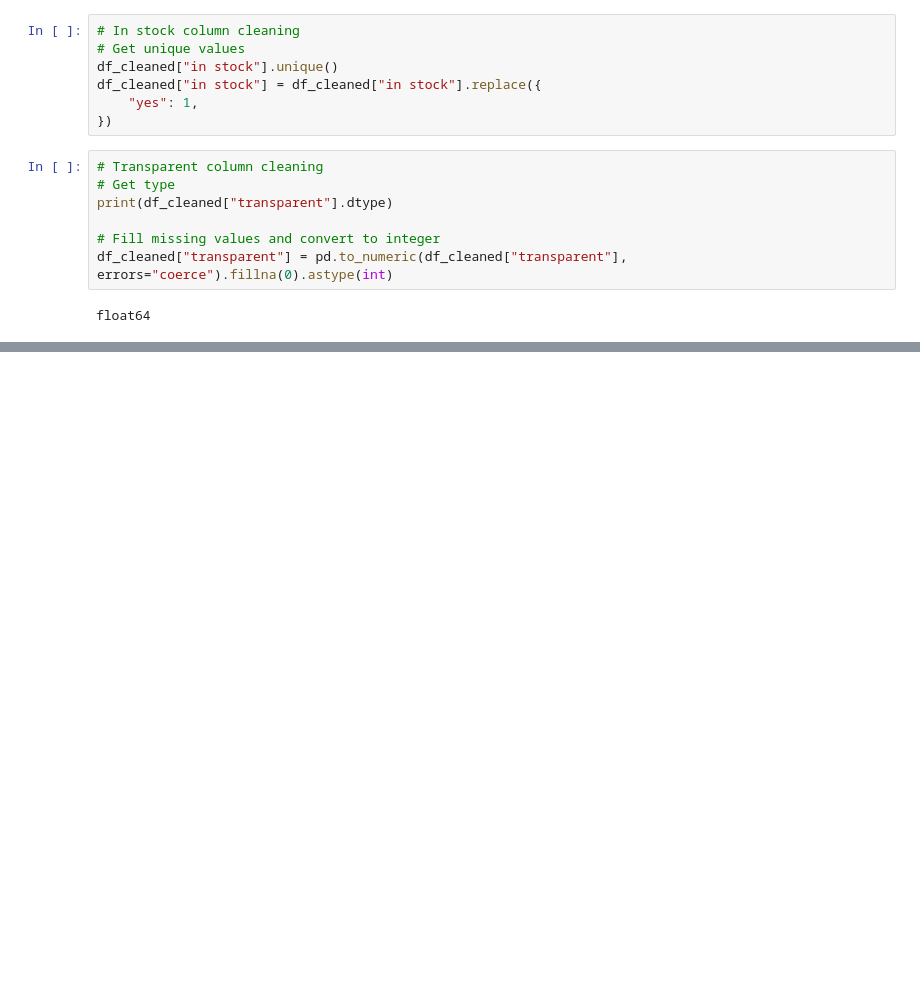
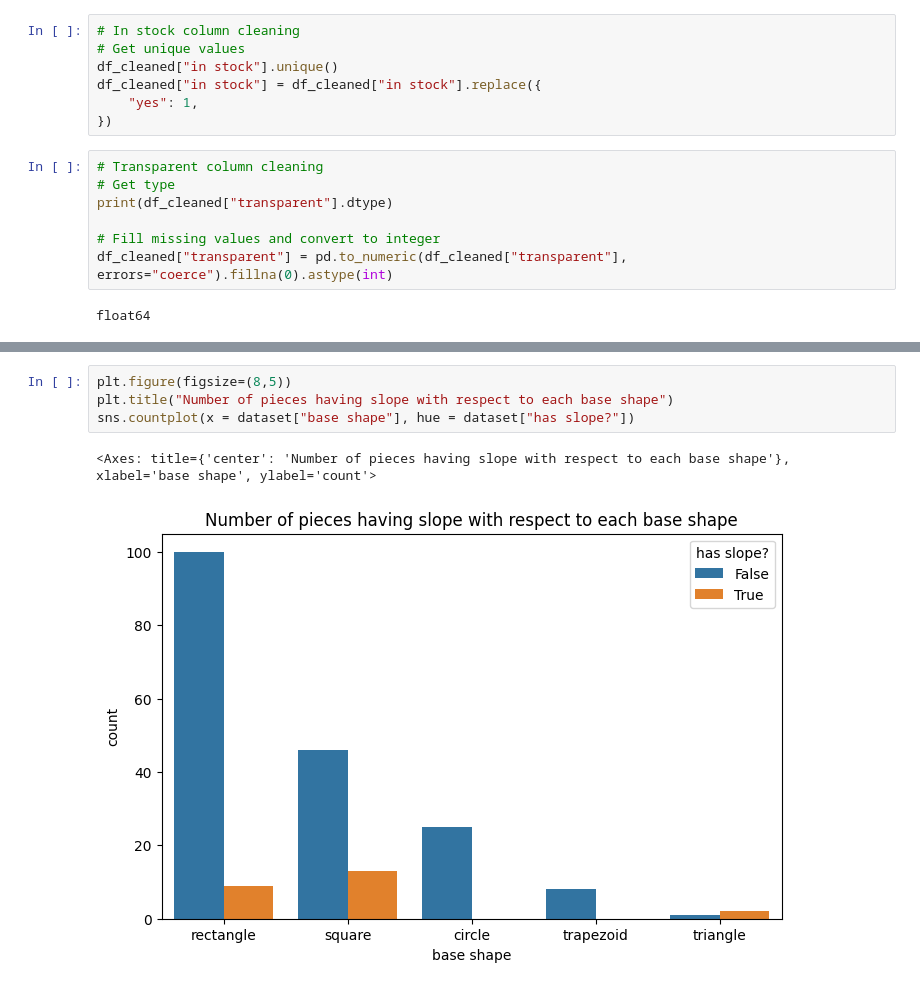
Before and after one commit to kellymegan/ASDA_2025_Group_2_Portfolio_, a Jupyter notebook: notebooks/week_03_group_2_report_Megan.ipynb, the cells around one changed output, grey strips where cells are left out. Drawn from its saved outputs; the diff is of its cells as text; blank space fills up the shorter version.

```diff
--- a/notebooks/week_03_group_2_report_Megan.ipynb
+++ b/notebooks/week_03_group_2_report_Megan.ipynb
@@ -287,0 +312,7 @@ float64
+# %%
+plt.figure(figsize=(8,5))
+plt.title("Number of pieces having slope with respect to each base shape")
+sns.countplot(x = dataset["base shape"], hue = dataset["has slope?"])
+# %% [output]
+<Axes: title={'center': 'Number of pieces having slope with respect to each base shape'}, xlabel='base shape', ylabel='count'>
+[figure, added]
```
Also changed, not shown: parts of 12 cells of this notebook.
